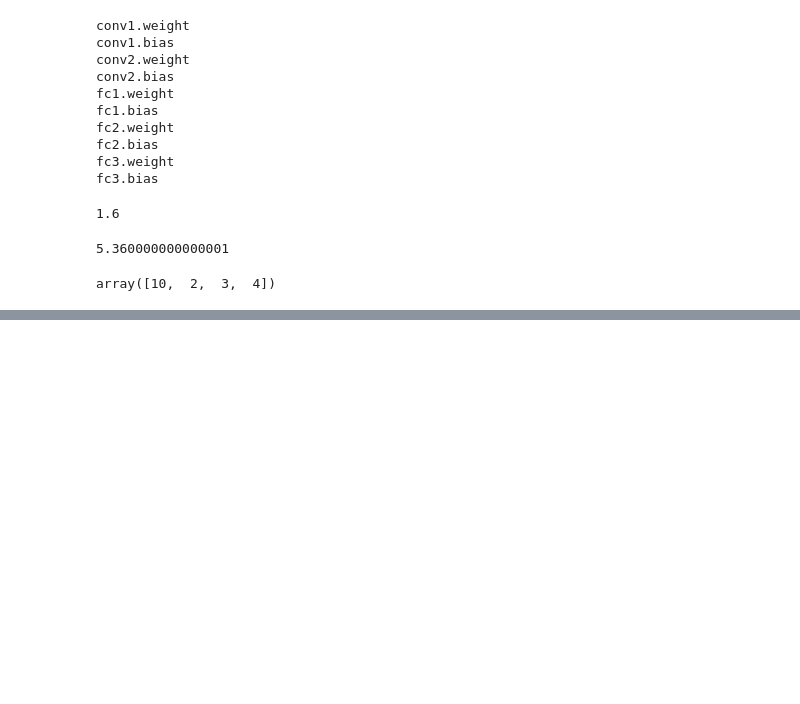
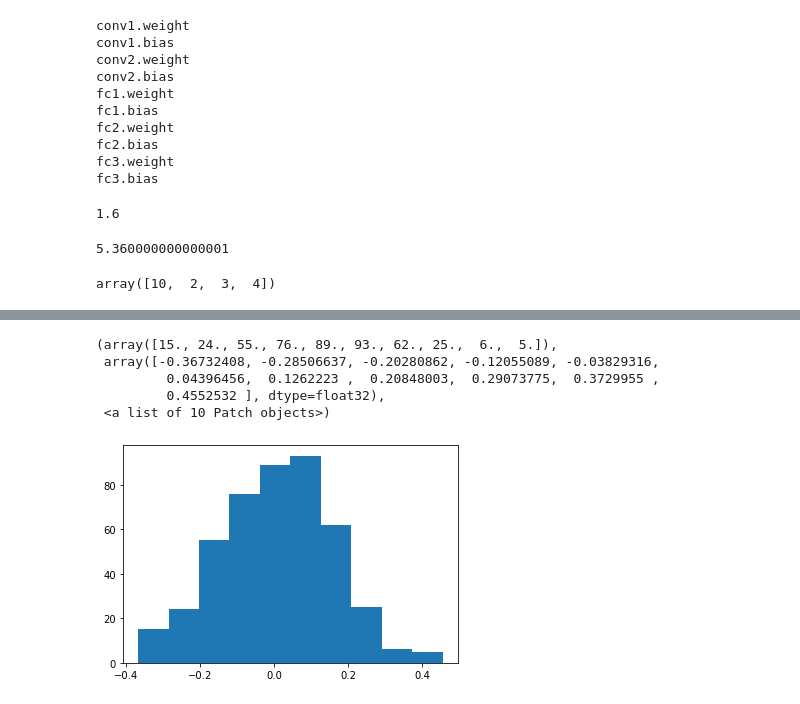
Before and after one commit to XinDongol/Octopy, a Jupyter notebook: code/lab.ipynb, the cells around one changed output, grey strips where cells are left out. Cells and saved outputs as stored; diff of their text form; code cells hidden in the pictures; blank space fills up the shorter version.

```diff
--- a/code/lab.ipynb
+++ b/code/lab.ipynb
@@ -137,0 +124,14 @@ haha
+# %%
+received_model = loadp('test_save/received_models.p')
+saved_state_dict = loadp('test_save/saved_state_dict.p')
+
+all_models = []
+for i in [0,17,24,26,27,34,37,43,6,8]:
+    all_models.append(loadp('test_save/'+str(i)+'.p'))
+# %%
+for idx, model in enumerate(all_models):
+    for rec_idx, rec_model in enumerate(received_model):
+        if np.all(model['conv1.weight'] == rec_model['conv1.weight']):
+            print(idx, rec_idx)
+            for key in model.keys():
+                assert np.all(model[key] == rec_model[key])
@@ -137,0 +149,14 @@ haha
+# %%
+all_conv1 = [model['conv1.weight'] for model in received_model]
+# %%
+mean_conv1 = np.mean(all_conv1, axis=0)
+var_conv1 = np.var(all_conv1, axis=0)
+# %%
+plt.hist(mean_conv1.ravel())
+# %% [output]
+(array([15., 24., 55., 76., 89., 93., 62., 25.,  6.,  5.]),
+ array([-0.36732408, -0.28506637, -0.20280862, -0.12055089, -0.03829316,
+         0.04396456,  0.1262223 ,  0.20848003,  0.29073775,  0.3729955 ,
+         0.4552532 ], dtype=float32),
+ <a list of 10 Patch objects>)
+[figure, added]
```
Also changed, not shown: parts of 10 cells of this notebook, 6 other files.
